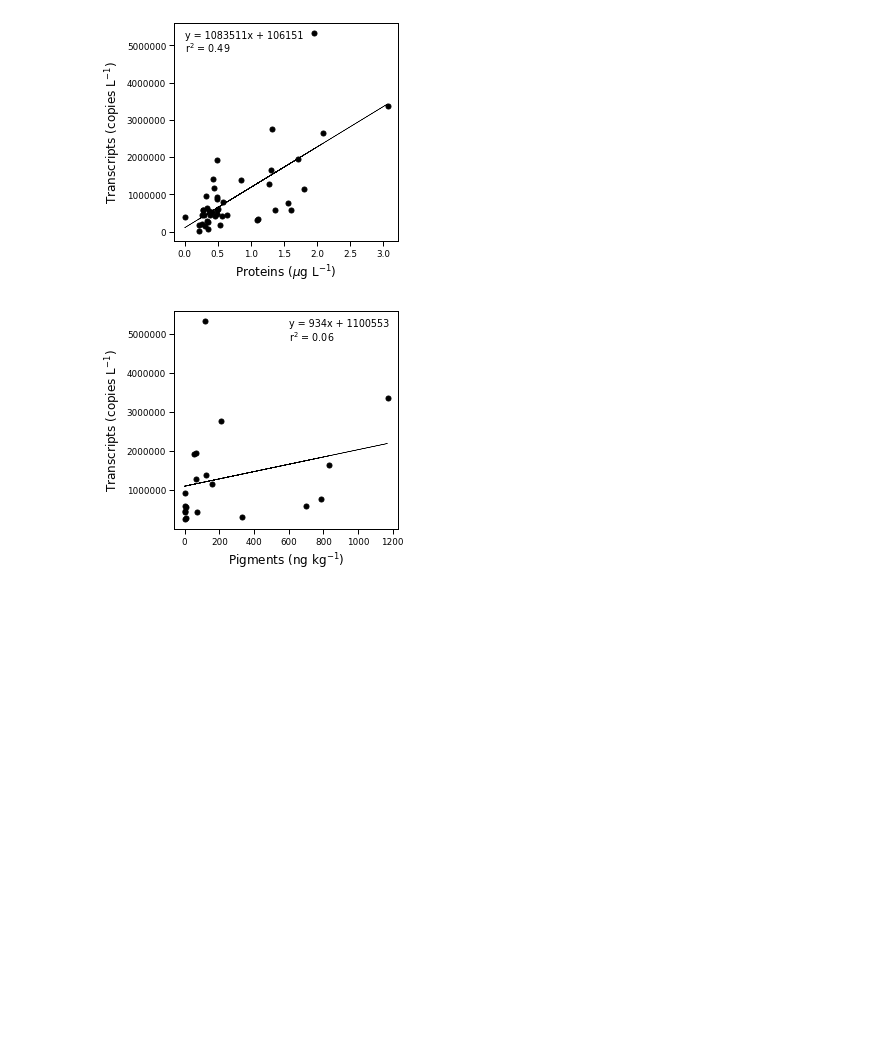
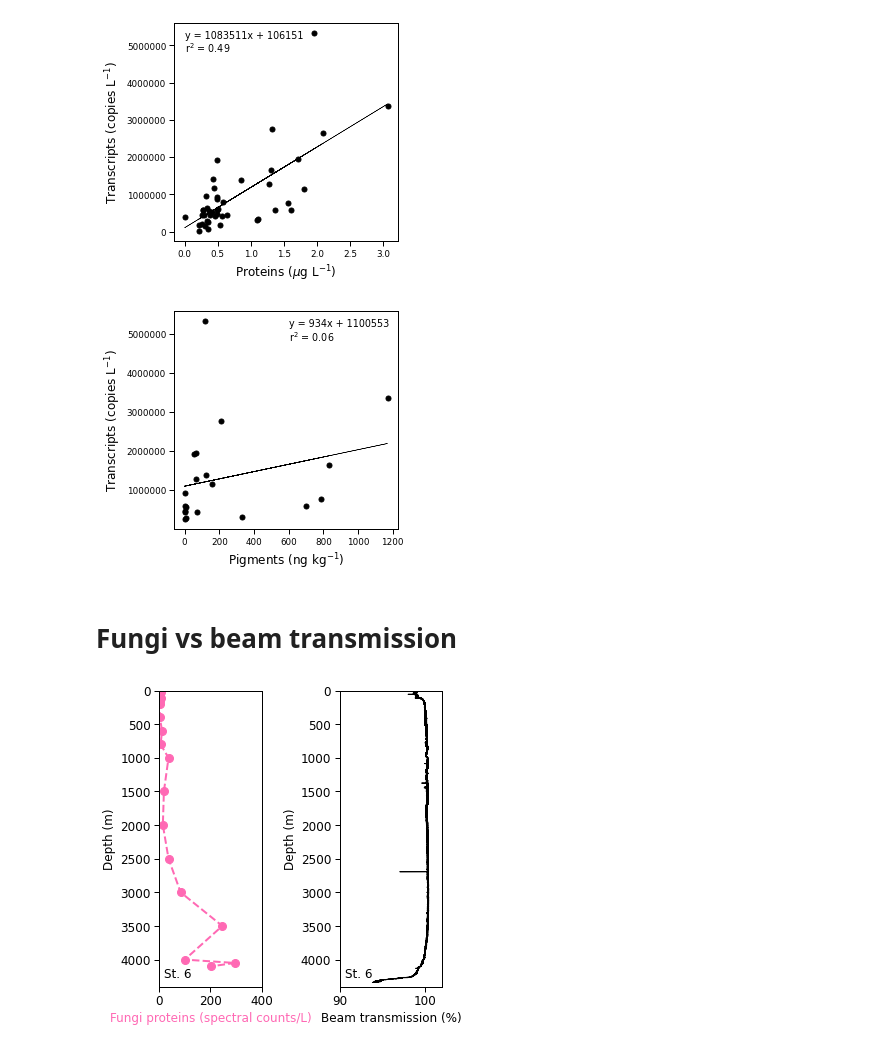
Before and after one commit to cnatalie/BATS, a Jupyter notebook: profiles.ipynb, the cells around one changed output. Saved outputs shown, nothing was run; the diff lists cells and outputs as text; code cells hidden in the pictures; blank space fills up the shorter version.

```diff
--- a/profiles.ipynb
+++ b/profiles.ipynb
@@ -974,3 +974,77 @@ ax1.annotate('y = ' + str("{:.0f}".format(m)) + 'x + ' + str("{:.0f}".format(b))
 fig.savefig('trans_pigment.eps', format='eps', bbox_inches = "tight")
 # %% [output]
 [figure]
+# %% [markdown]
+# Fungi vs beam transmission
+# %%
+ctd = ctd_st6
+df = pd.read_csv('fungiprofile.csv')
+
+fig = plt.figure(figsize=(5,5))
+font_size = 12
+ax1 = fig.add_subplot(121)
+
+y1 = df['Depth']
+x1 = df[' Fungi (spectral counts/L)']
+
+#main data colors
+x1_color = 'hotpink'
+# plot
+fig1, = ax1.plot( x1, y1, 'o--', color=x1_color, linewidth=2, markersize=8, data=df, label='Fungi proteins (spectral counts/L)')
+#alter y axis
+ax1.set_ylim([0,4400])
+ax1.invert_yaxis()
+#alter y axis
+ax1.set_xlim([0,400])
+#axes labels
+ax1.set_ylabel('Depth (m)', fontsize=font_size)
+ax1.set_xlabel('Fungi proteins (spectral counts/L)', color=x1_color, fontsize=font_size)
+
+#axis location and details
+ax1.spines['bottom'].set_position(('outward', 0))
+ax1.tick_params(axis='y', colors='black', labelsize=12)
+ax1.tick_params(axis='x', colors='black', labelsize=12)
+ax1.xaxis.set_ticks_position('bottom')
+ax1.xaxis.set_label_position('bottom')
+ax1.text(0.05, 0.02, 'St. 6',
+        verticalalignment='bottom', horizontalalignment='left',
+        transform=ax1.transAxes,
+        color='black', fontsize=12)
+
+plt.savefig('Fungi_transmissometer.eps', format='eps', dpi=300, bbox_inches = 'tight')
+
+#Beam
+font_size = 12
+ax2 = fig.add_subplot(122)
+
+y1 = ctd['DEPTH']
+x1 = ctd['CStarTr0']
+
+#main data colors
+x1_color = 'black'
+# plot
+fig1 = ax2.plot( x1, y1, '-', color=x1_color, linewidth=1, markersize=8, data=ctd, label='Beam transmission (%)')
+#alter y axis
+ax2.set_ylim([0,4400])
+ax2.invert_yaxis()
+#alter y axis
+ax2.set_xlim([90,102])
+#axes labels
+ax2.set_ylabel('Depth (m)', fontsize=font_size)
+ax2.set_xlabel('Beam transmission (%)', color=x1_color, fontsize=font_size)
+
+#axis location and details
+ax2.spines['bottom'].set_position(('outward', 0))
+ax2.tick_params(axis='y', colors='black', labelsize=12)
+ax2.tick_params(axis='x', colors='black', labelsize=12)
+ax2.xaxis.set_ticks_position('bottom')
+ax2.xaxis.set_label_position('bottom')
+ax2.text(0.05, 0.02, 'St. 6',
+        verticalalignment='bottom', horizontalalignment='left',
+        transform=ax2.transAxes,
+        color='black', fontsize=12)
+
+plt.tight_layout()
+plt.savefig('Fungi_transmissometer.eps', format='eps', dpi=300, bbox_inches = 'tight')
+# %% [output]
+[figure, added]
```
Also changed, not shown: 1 other file.
